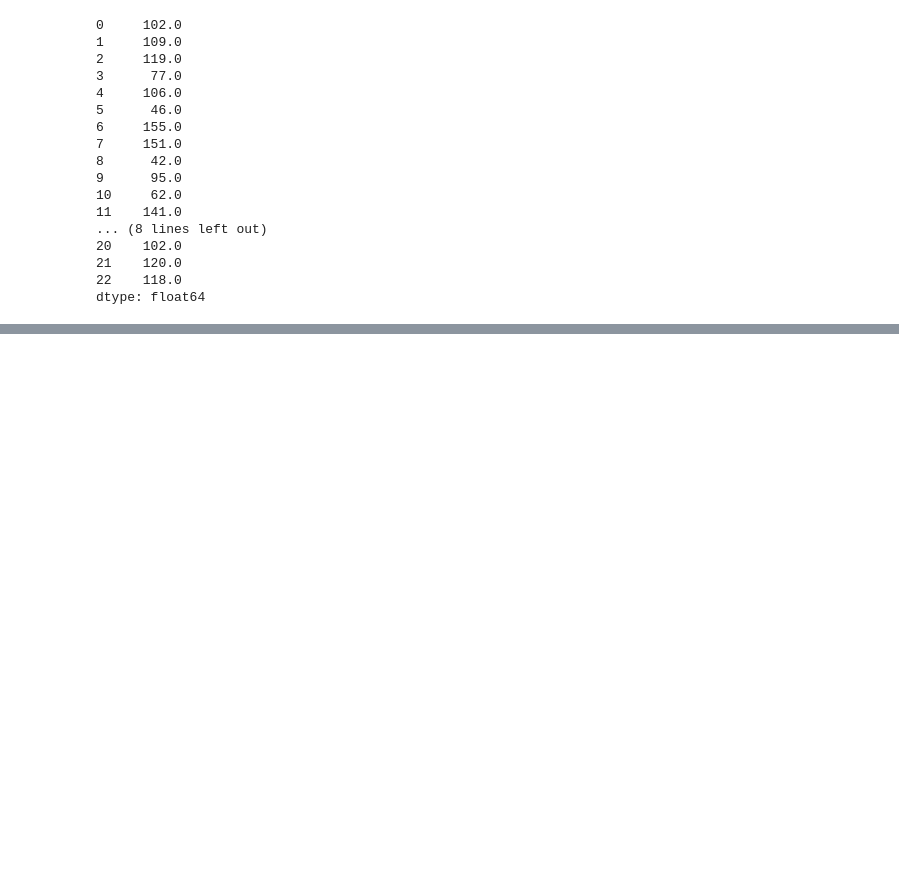
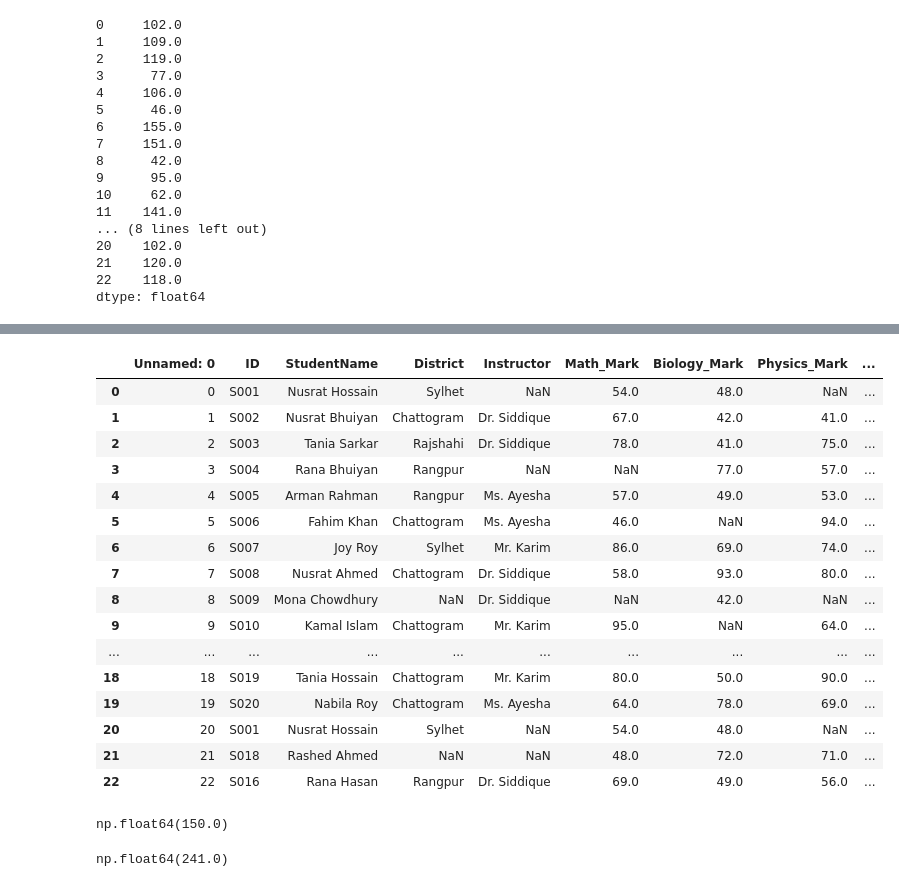
Before and after one commit to arman-hossain45/Phitrom_AI-ML, a Jupyter notebook: allModulePractice.ipynb, the cells around one changed output, grey strips where cells are left out. Saved outputs shown, nothing was run; the diff lists cells and outputs as text; code cells hidden in the pictures; blank space fills up the shorter version.

```diff
--- a/allModulePractice.ipynb
+++ b/allModulePractice.ipynb
@@ -2527,0 +2574,33 @@ dtype: float64
+# %%
+#akhn jodi 100 ta column thake sob gular nam likhe amne sum kora onk kosto kor tai amr iloc use kore sob column nibo
+df['Totall_']=df.iloc[::,5:8].sum(axis=1)#math bio and phy  totall of this mark as usall
+df
+# %% [output]
+|  | Unnamed: 0 | ID | StudentName | District | Instructor | Math_Mark | Biology_Mark | Physics_Mark | ... |
+| 0 | 0 | S001 | Nusrat Hossain | Sylhet | NaN | 54.0 | 48.0 | NaN | ... |
+| 1 | 1 | S002 | Nusrat Bhuiyan | Chattogram | Dr. Siddique | 67.0 | 42.0 | 41.0 | ... |
+| 2 | 2 | S003 | Tania Sarkar | Rajshahi | Dr. Siddique | 78.0 | 41.0 | 75.0 | ... |
+| 3 | 3 | S004 | Rana Bhuiyan | Rangpur | NaN | NaN | 77.0 | 57.0 | ... |
+| 4 | 4 | S005 | Arman Rahman | Rangpur | Ms. Ayesha | 57.0 | 49.0 | 53.0 | ... |
+| 5 | 5 | S006 | Fahim Khan | Chattogram | Ms. Ayesha | 46.0 | NaN | 94.0 | ... |
+| 6 | 6 | S007 | Joy Roy | Sylhet | Mr. Karim | 86.0 | 69.0 | 74.0 | ... |
+| 7 | 7 | S008 | Nusrat Ahmed | Chattogram | Dr. Siddique | 58.0 | 93.0 | 80.0 | ... |
+| 8 | 8 | S009 | Mona Chowdhury | NaN | Dr. Siddique | NaN | 42.0 | NaN | ... |
+| 9 | 9 | S010 | Kamal Islam | Chattogram | Mr. Karim | 95.0 | NaN | 64.0 | ... |
+| ... | ... | ... | ... | ... | ... | ... | ... | ... | ... |
+| 18 | 18 | S019 | Tania Hossain | Chattogram | Mr. Karim | 80.0 | 50.0 | 90.0 | ... |
+| 19 | 19 | S020 | Nabila Roy | Chattogram | Ms. Ayesha | 64.0 | 78.0 | 69.0 | ... |
+| 20 | 20 | S001 | Nusrat Hossain | Sylhet | NaN | 54.0 | 48.0 | NaN | ... |
+| 21 | 21 | S018 | Rashed Ahmed | NaN | NaN | 48.0 | 72.0 | 71.0 | ... |
+| 22 | 22 | S016 | Rana Hasan | Rangpur | Dr. Siddique | 69.0 | 49.0 | 56.0 | ... |
+# %%
+#min and max scaling
+mn=df["totall_mark"].min()#minimun num sob coumn ar mark ar modde
+mn
+# %% [output]
+np.float64(150.0)
+# %%
+mx=df["totall_mark"].max()#maximum mark show korbe
+mx
+# %% [output]
+np.float64(241.0)
```
Also changed, not shown: parts of 5 cells of this notebook.
